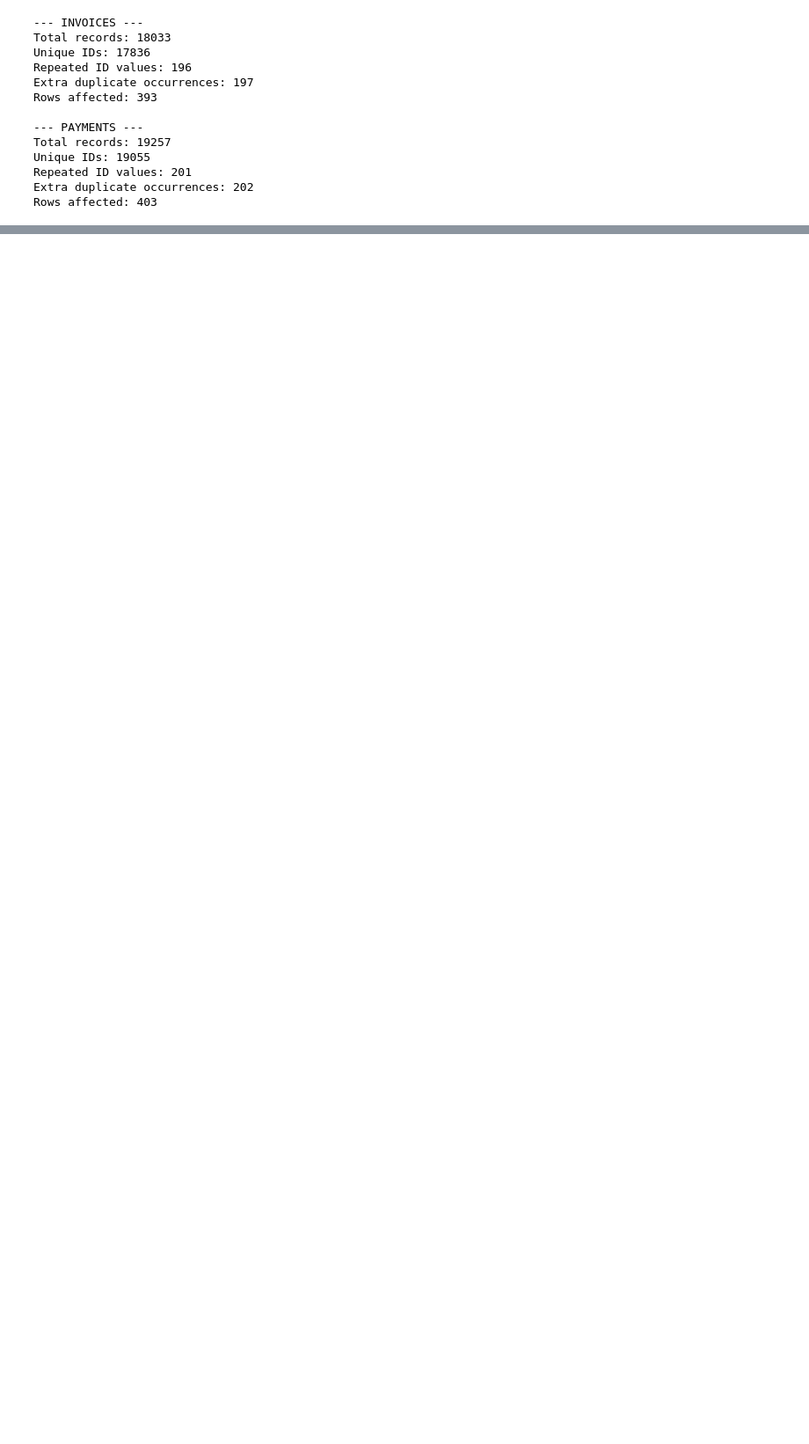
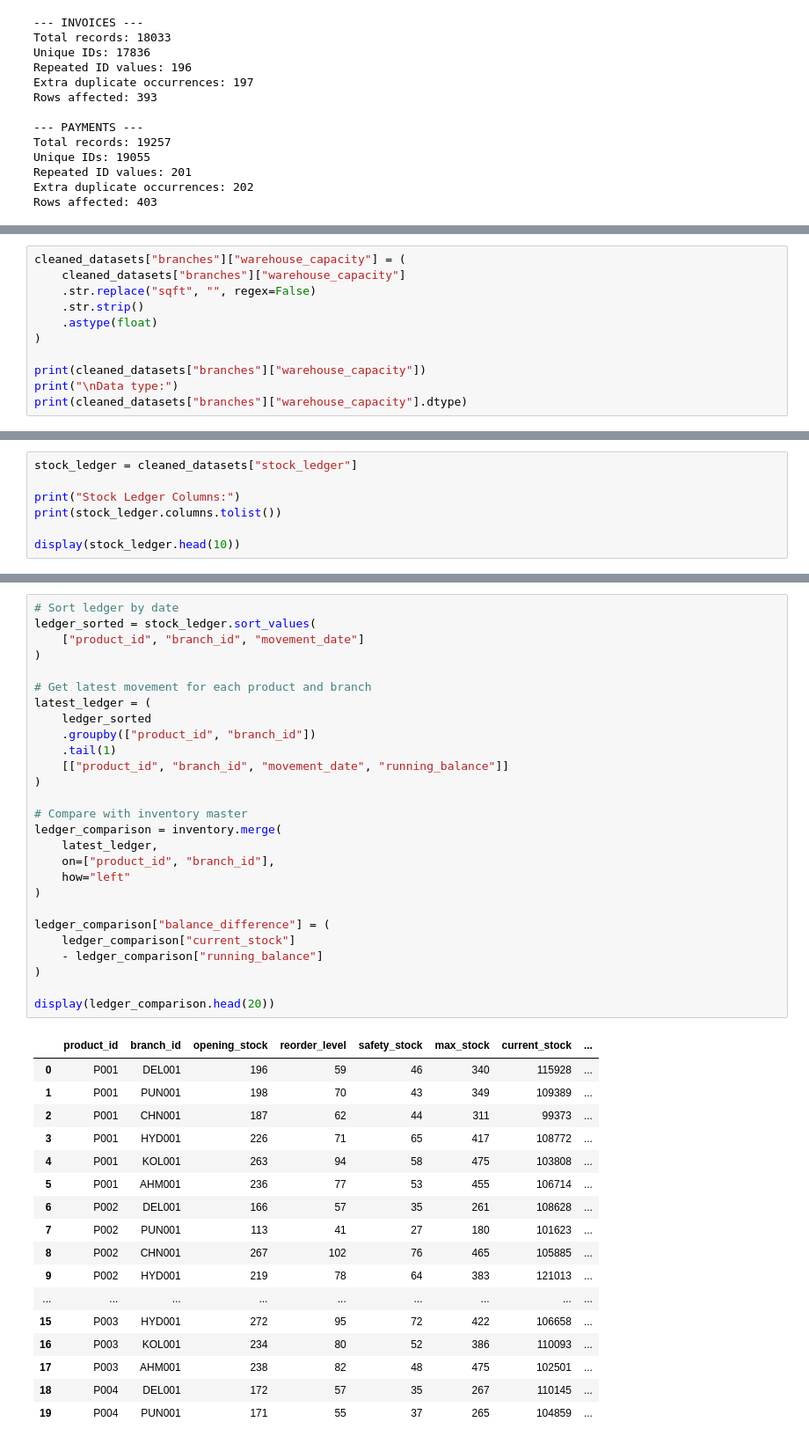
Before and after one commit to Pranav-Nikate/CadetX-Heavy-Supplier-Warehouse-Analytics, a Jupyter notebook: CadetX_Week1_Data_Analysis.ipynb, the cells around one changed output, grey strips where cells are left out. Shown at 88% size. Saved outputs shown, nothing was run; the diff lists cells and outputs as text; blank space fills up the shorter version.

```diff
--- a/CadetX_Week1_Data_Analysis.ipynb
+++ b/CadetX_Week1_Data_Analysis.ipynb
@@ -965,0 +1025,11 @@ Rows affected: 403
+# %%
+cleaned_datasets["branches"]["warehouse_capacity"] = (
+    cleaned_datasets["branches"]["warehouse_capacity"]
+    .str.replace("sqft", "", regex=False)
+    .str.strip()
+    .astype(float)
+)
+
+print(cleaned_datasets["branches"]["warehouse_capacity"])
+print("\nData type:")
+print(cleaned_datasets["branches"]["warehouse_capacity"].dtype)
@@ -965,0 +1525,7 @@ Rows affected: 403
+# %%
+stock_ledger = cleaned_datasets["stock_ledger"]
+
+print("Stock Ledger Columns:")
+print(stock_ledger.columns.tolist())
+
+display(stock_ledger.head(10))
@@ -965,0 +1546,45 @@ Rows affected: 403
+# %%
+# Sort ledger by date
+ledger_sorted = stock_ledger.sort_values(
+    ["product_id", "branch_id", "movement_date"]
+)
+
+# Get latest movement for each product and branch
+latest_ledger = (
+    ledger_sorted
+    .groupby(["product_id", "branch_id"])
+    .tail(1)
+    [["product_id", "branch_id", "movement_date", "running_balance"]]
+)
+
+# Compare with inventory master
+ledger_comparison = inventory.merge(
+    latest_ledger,
+    on=["product_id", "branch_id"],
+    how="left"
+)
+
+ledger_comparison["balance_difference"] = (
+    ledger_comparison["current_stock"]
+    - ledger_comparison["running_balance"]
+)
+
+display(ledger_comparison.head(20))
+# %% [output]
+|  | product_id | branch_id | opening_stock | reorder_level | safety_stock | max_stock | current_stock | ... |
+| 0 | P001 | DEL001 | 196 | 59 | 46 | 340 | 115928 | ... |
+| 1 | P001 | PUN001 | 198 | 70 | 43 | 349 | 109389 | ... |
+| 2 | P001 | CHN001 | 187 | 62 | 44 | 311 | 99373 | ... |
+| 3 | P001 | HYD001 | 226 | 71 | 65 | 417 | 108772 | ... |
+| 4 | P001 | KOL001 | 263 | 94 | 58 | 475 | 103808 | ... |
+| 5 | P001 | AHM001 | 236 | 77 | 53 | 455 | 106714 | ... |
+| 6 | P002 | DEL001 | 166 | 57 | 35 | 261 | 108628 | ... |
+| 7 | P002 | PUN001 | 113 | 41 | 27 | 180 | 101623 | ... |
+| 8 | P002 | CHN001 | 267 | 102 | 76 | 465 | 105885 | ... |
+| 9 | P002 | HYD001 | 219 | 78 | 64 | 383 | 121013 | ... |
+| ... | ... | ... | ... | ... | ... | ... | ... | ... |
+| 15 | P003 | HYD001 | 272 | 95 | 72 | 422 | 106658 | ... |
+| 16 | P003 | KOL001 | 234 | 80 | 52 | 386 | 110093 | ... |
+| 17 | P003 | AHM001 | 238 | 82 | 48 | 475 | 102501 | ... |
+| 18 | P004 | DEL001 | 172 | 57 | 35 | 267 | 110145 | ... |
+| 19 | P004 | PUN001 | 171 | 55 | 37 | 265 | 104859 | ... |
```
Also changed, not shown: parts of 82 cells of this notebook.
